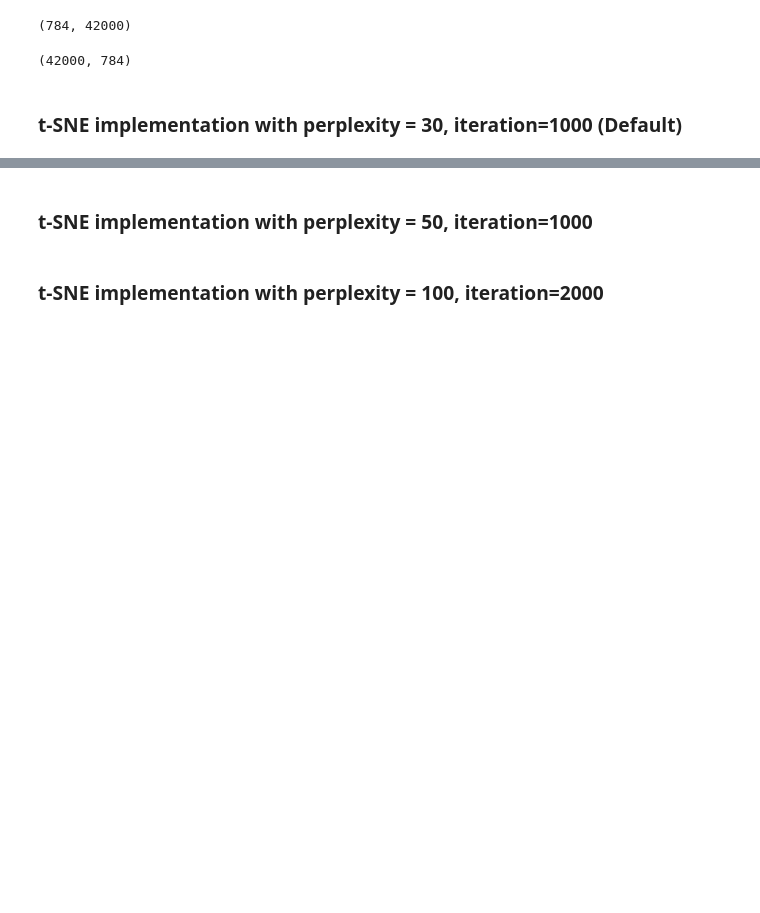
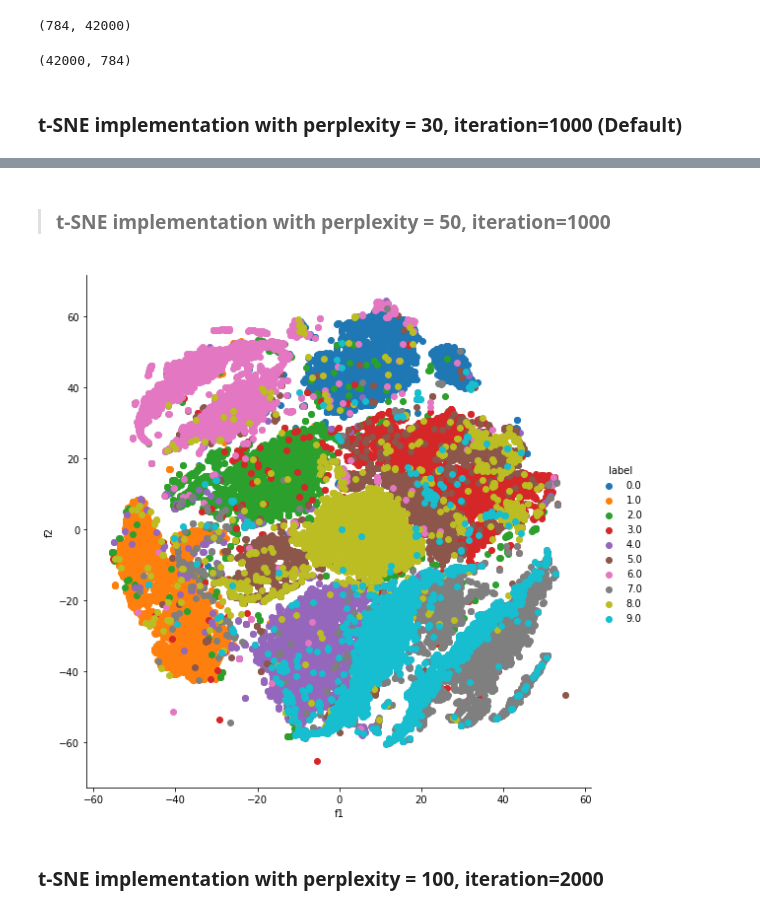
Before and after one commit to saini-dhiraj/Data-Dimension-Reduction, a Jupyter notebook: t-SNE/t-SNE on MNIST data.ipynb, the cells around one changed output, grey strips where cells are left out. Drawn from its saved outputs; the diff is of its cells as text; code cells hidden in the pictures; blank space fills up the shorter version.

```diff
--- a/t-SNE/t-SNE on MNIST data.ipynb
+++ b/t-SNE/t-SNE on MNIST data.ipynb
@@ -73,4 +73,15 @@ plt.show()
 # %% [markdown]
-###  t-SNE implementation with perplexity = 50, iteration=1000
+> ###  t-SNE implementation with perplexity = 50, iteration=1000
+# %%
+model = TSNE(n_components=2,random_state=0,perplexity=50,n_iter=1000)
+# %%
+tsne_data = model.fit_transform(std_data)
+tsne_data = np.vstack((tsne_data.T,label)).T
+tsne_df = pd.DataFrame(data=tsne_data,columns=("f1","f2","label"))
+# %%
+sns.FacetGrid(tsne_df,hue="label",size=8).map(plt.scatter,'f1','f2').add_legend()
+plt.show()
+# %% [output]
+[figure, added]
 # %% [markdown]
 ###  t-SNE implementation with perplexity = 100, iteration=2000
```
Also changed, not shown: parts of 6 cells of this notebook.
